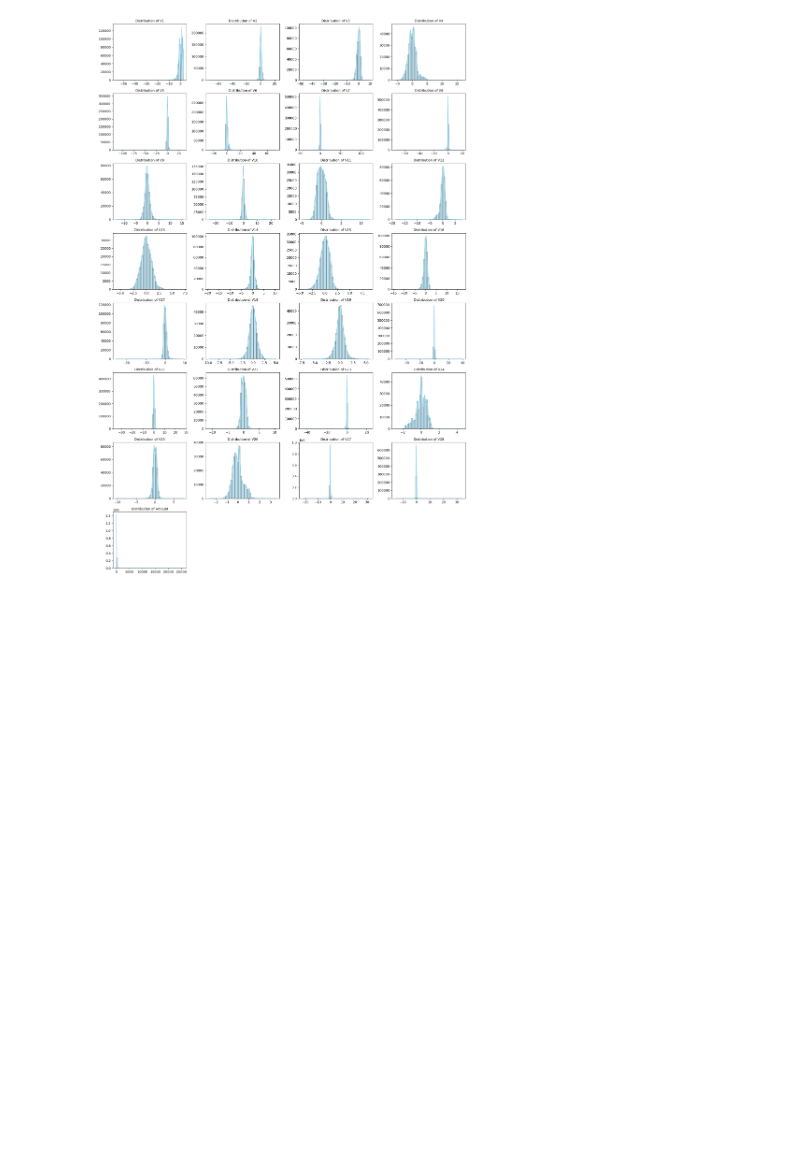
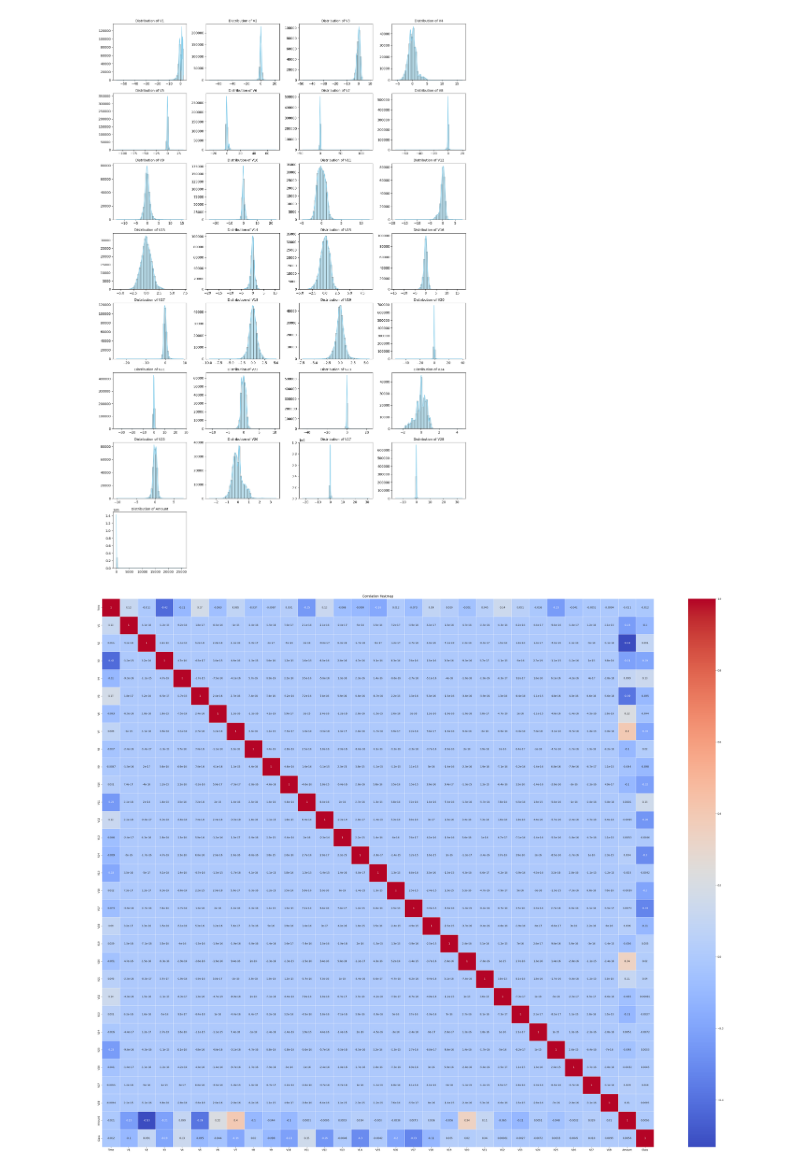
Before and after one commit to Saranya546/creditcard, a Jupyter notebook: DAY_3_python.ipynb, the cells around one changed output. Saved outputs shown, nothing was run; the diff lists cells and outputs as text; code cells hidden in the pictures; blank space fills up the shorter version.

```diff
--- a/DAY_3_python.ipynb
+++ b/DAY_3_python.ipynb
@@ -120,3 +125,13 @@ plt.tight_layout()
 plt.show()
 # %% [output]
 [figure]
+# %%
+# print the correlation map
+corr_matrix = df.corr()
+#increase the dimensions or scale of heat map
+plt.figure(figsize=(50, 40))
+sns.heatmap(corr_matrix, annot=True, cmap='coolwarm', linewidths=0.5)
+plt.title('Correlation Heatmap')
+plt.show()
+# %% [output]
+[figure, added]
```
Also changed, not shown: parts of 17 cells of this notebook.
